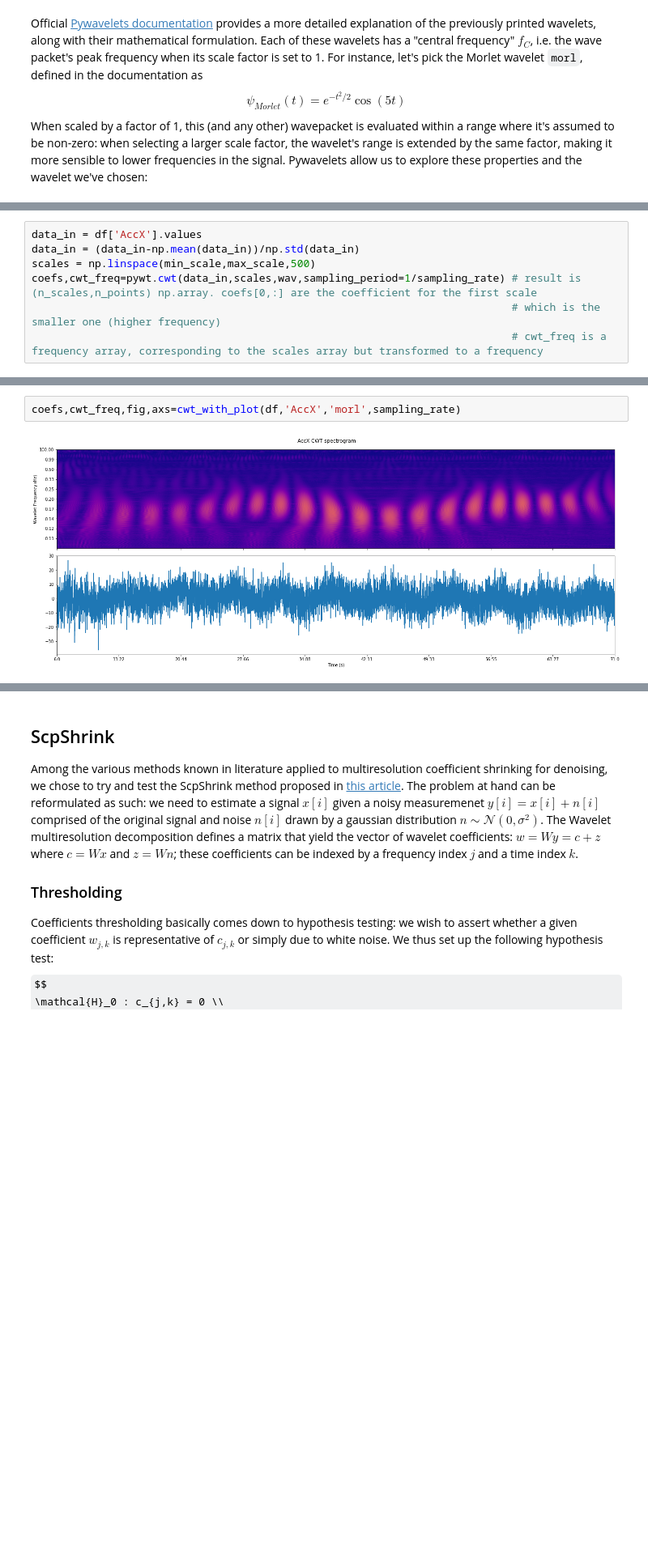
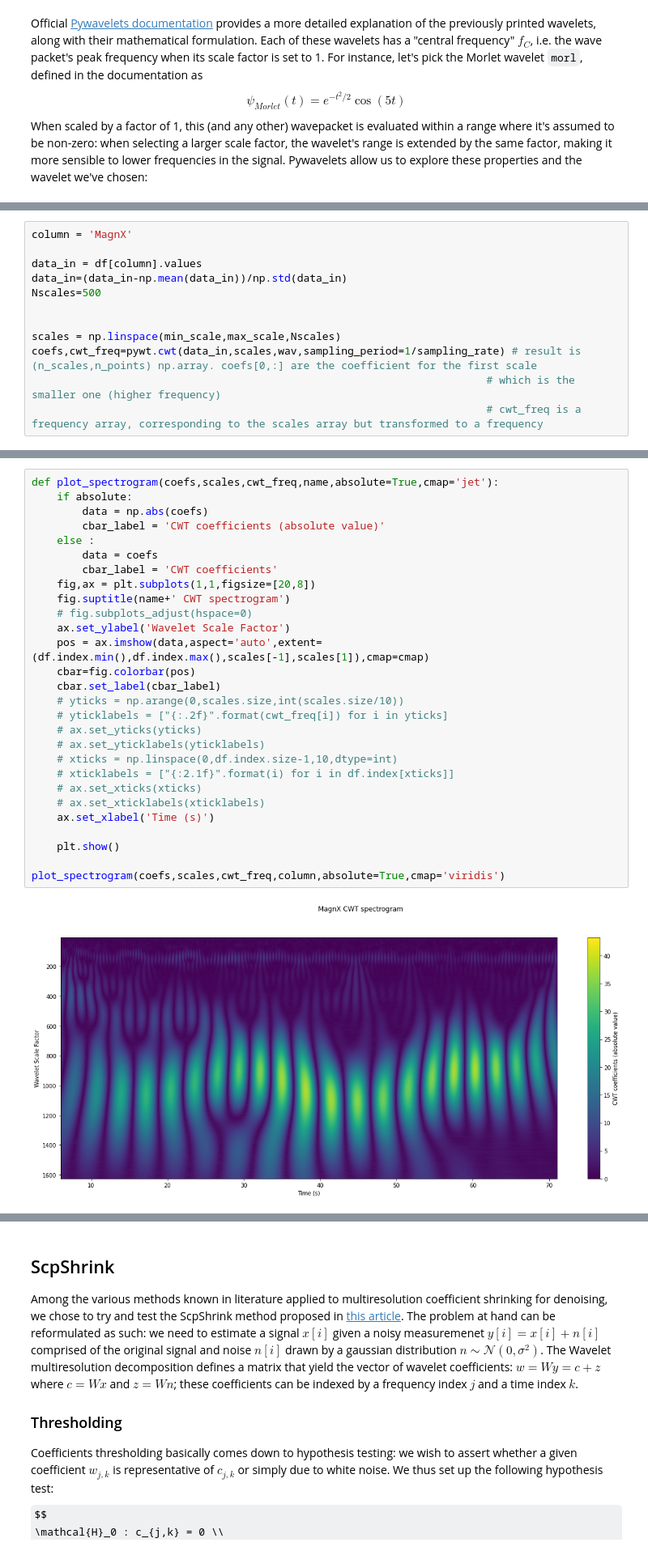
Before and after one commit to zanocrate/LCP_projects_Y4, a Jupyter notebook: draft.ipynb, the cells around one changed output, grey strips where cells are left out. Shown at 81% size. Drawn from its saved outputs; the diff is of its cells as text; some formulas as TeX source; blank space fills up the shorter version.

```diff
--- a/draft.ipynb
+++ b/draft.ipynb
@@ -219,7 +213,12 @@ plt.plot(wavx,wavy)
 # %%
-data_in = df['AccX'].values
-data_in = (data_in-np.mean(data_in))/np.std(data_in)
-scales = np.linspace(min_scale,max_scale,500)
+column = 'MagnX'
+
+data_in = df[column].values
+data_in=(data_in-np.mean(data_in))/np.std(data_in)
+Nscales=500
+
+
+scales = np.linspace(min_scale,max_scale,Nscales)
 coefs,cwt_freq=pywt.cwt(data_in,scales,wav,sampling_period=1/sampling_rate) # result is (n_scales,n_points) np.array. coefs[0,:] are the coefficient for the first scale
-                                                                            # which is the smaller one (higher frequency)
-                                                                            # cwt_freq is a frequency array, corresponding to the scales array but transformed to a frequency
+                                                                        # which is the smaller one (higher frequency)
+                                                                        # cwt_freq is a frequency array, corresponding to the scales array but transformed to a frequency
@@ -276,4 +225,30 @@ def cwt_with_plot(dataframe,columnname,wavename,sampling_rate,min_freq=0.1,max_f
-# %%
-coefs,cwt_freq,fig,axs=cwt_with_plot(df,'AccX','morl',sampling_rate)
-# %% [output]
-[figure, removed]
+# %%
+def plot_spectrogram(coefs,scales,cwt_freq,name,absolute=True,cmap='jet'):
+    if absolute:
+        data = np.abs(coefs)
+        cbar_label = 'CWT coefficients (absolute value)'
+    else :
+        data = coefs
+        cbar_label = 'CWT coefficients'
+    fig,ax = plt.subplots(1,1,figsize=[20,8])
+    fig.suptitle(name+' CWT spectrogram')
+    # fig.subplots_adjust(hspace=0)
+    ax.set_ylabel('Wavelet Scale Factor')
+    pos = ax.imshow(data,aspect='auto',extent=(df.index.min(),df.index.max(),scales[-1],scales[1]),cmap=cmap)
+    cbar=fig.colorbar(pos)
+    cbar.set_label(cbar_label)
+    # yticks = np.arange(0,scales.size,int(scales.size/10))
+    # yticklabels = ["{:.2f}".format(cwt_freq[i]) for i in yticks]
+    # ax.set_yticks(yticks)
+    # ax.set_yticklabels(yticklabels)
+    # xticks = np.linspace(0,df.index.size-1,10,dtype=int)
+    # xticklabels = ["{:2.1f}".format(i) for i in df.index[xticks]]
+    # ax.set_xticks(xticks)
+    # ax.set_xticklabels(xticklabels)
+    ax.set_xlabel('Time (s)')
+
+    plt.show()
+
+plot_spectrogram(coefs,scales,cwt_freq,column,absolute=True,cmap='viridis')
+# %% [output]
+[figure, added]
```
Also changed, not shown: parts of 7 cells of this notebook.
